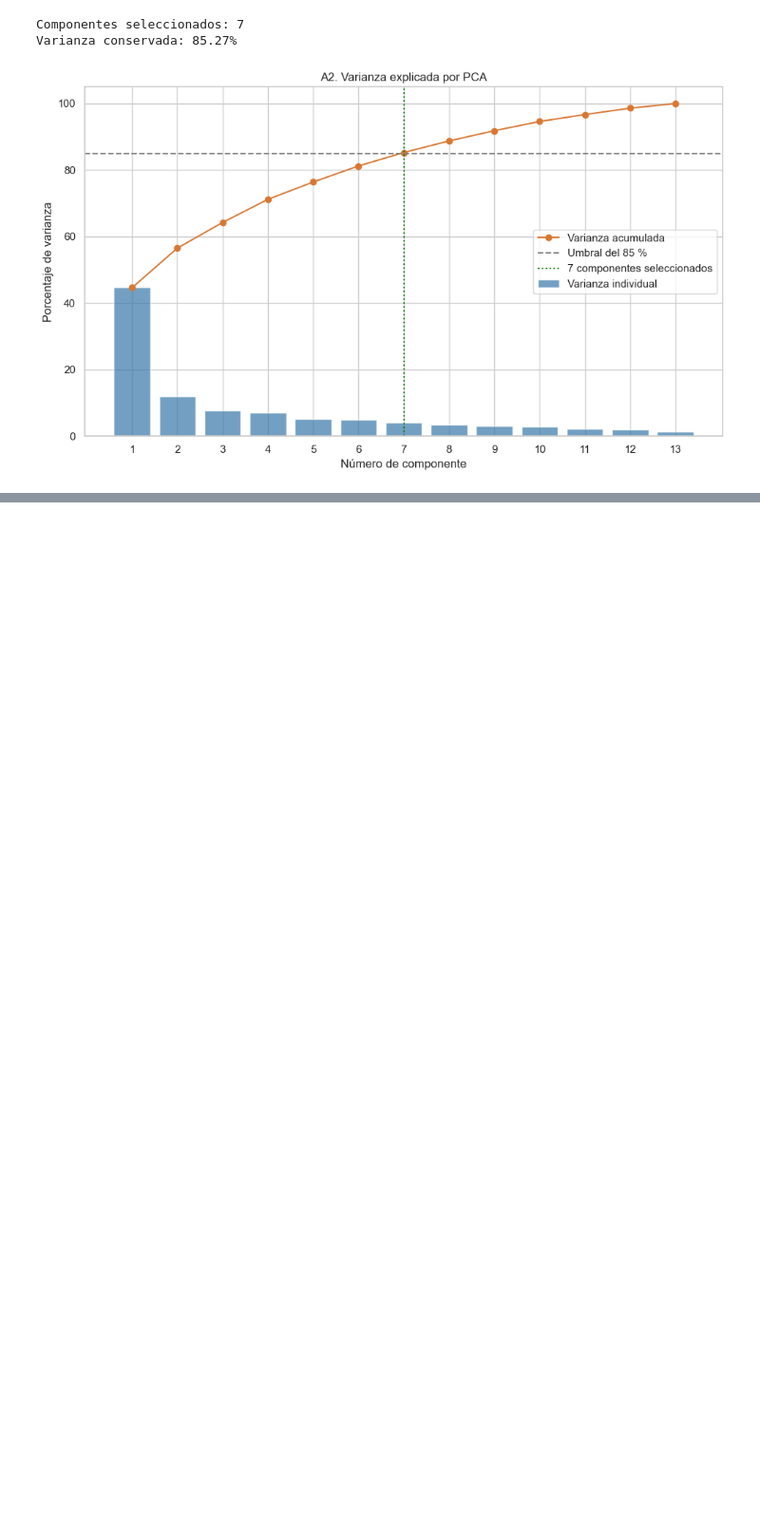
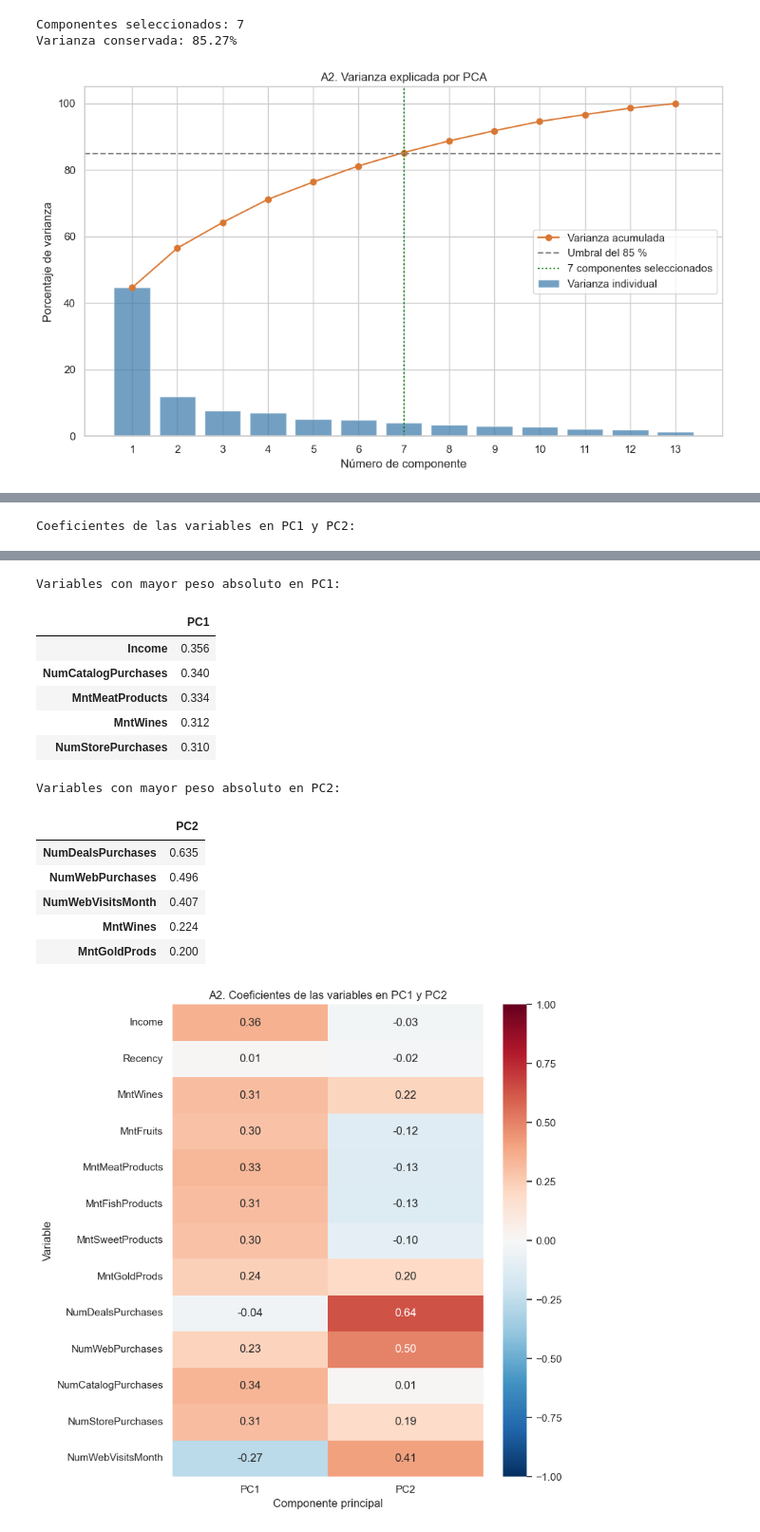
Before and after one commit to Calambillo11235813/Segundo-Parcial-Soporte, a Jupyter notebook: 01_Area_A2_Segmentacion.ipynb, the cells around one changed output, grey strips where cells are left out. Shown at 95% size. Drawn from its saved outputs; the diff is of its cells as text; code cells hidden in the pictures; blank space fills up the shorter version.

```diff
--- a/01_Area_A2_Segmentacion.ipynb
+++ b/01_Area_A2_Segmentacion.ipynb
@@ -424,0 +497,53 @@ Varianza conservada: 85.27%
+# %%
+# Coeficientes de las variables en los componentes seleccionados
+coeficientes_pca = pd.DataFrame(
+    pca_segmentacion.components_.T,
+    index=variables_segmentacion,
+    columns=X_pca.columns
+)
+
+print("Coeficientes de las variables en PC1 y PC2:")
+display(coeficientes_pca[["PC1", "PC2"]].round(3))
+
+# Mostrar las cinco variables con mayor peso absoluto en cada eje
+for componente in ["PC1", "PC2"]:
+    principales = (
+        coeficientes_pca[componente]
+        .abs()
+        .sort_values(ascending=False)
+        .head(5)
+        .index
+    )
+
+    print(f"\nVariables con mayor peso absoluto en {componente}:")
+    display(
+        coeficientes_pca.loc[principales, [componente]].round(3)
+    )
+
+# Visualizar los coeficientes de ambos componentes
+plt.figure(figsize=(8, 8))
+
+sns.heatmap(
+    coeficientes_pca[["PC1", "PC2"]],
+    annot=True,
+    fmt=".2f",
+    cmap="RdBu_r",
+    center=0,
+    vmin=-1,
+    vmax=1
+)
+
+plt.title("A2. Coeficientes de las variables en PC1 y PC2")
+plt.xlabel("Componente principal")
+plt.ylabel("Variable")
+plt.tight_layout()
+
+plt.savefig(
+    ruta_figuras / "A2_04_coeficientes_PCA.png",
+    dpi=300,
+    bbox_inches="tight"
+)
+
+plt.show()
+# %% [output]
+Coeficientes de las variables en PC1 y PC2:
@@ -424,0 +564,15 @@ Varianza conservada: 85.27%
+Variables con mayor peso absoluto en PC1:
+|  | PC1 |
+| Income | 0.356 |
+| NumCatalogPurchases | 0.340 |
+| MntMeatProducts | 0.334 |
+| MntWines | 0.312 |
+| NumStorePurchases | 0.310 |
+Variables con mayor peso absoluto en PC2:
+|  | PC2 |
+| NumDealsPurchases | 0.635 |
+| NumWebPurchases | 0.496 |
+| NumWebVisitsMonth | 0.407 |
+| MntWines | 0.224 |
+| MntGoldProds | 0.200 |
+[figure, added]
```
Also changed, not shown: parts of 24 cells of this notebook, 11 other files.
